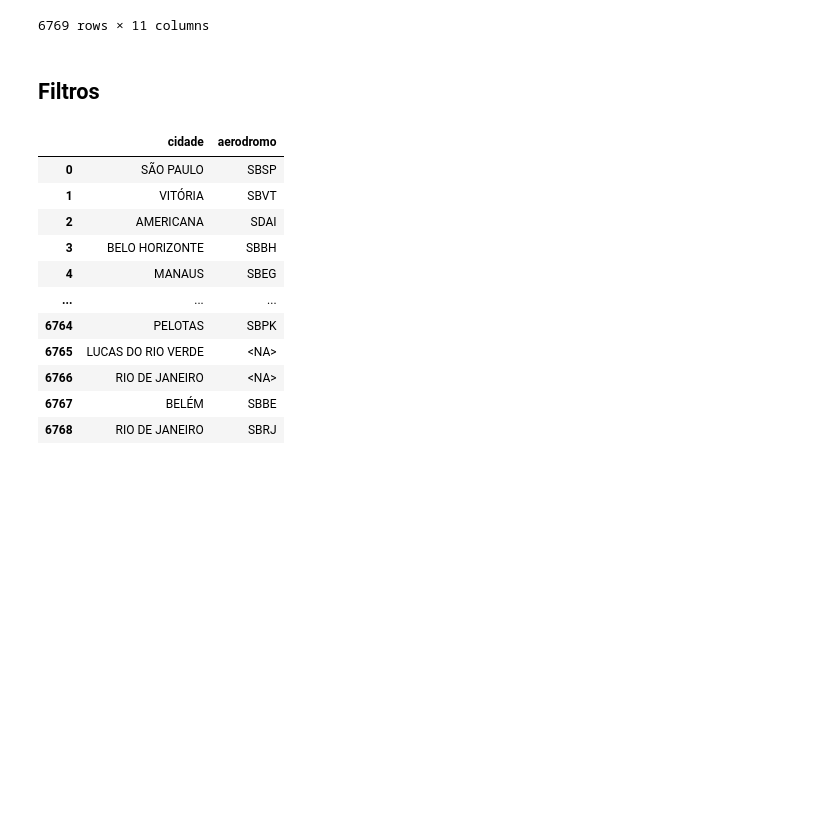
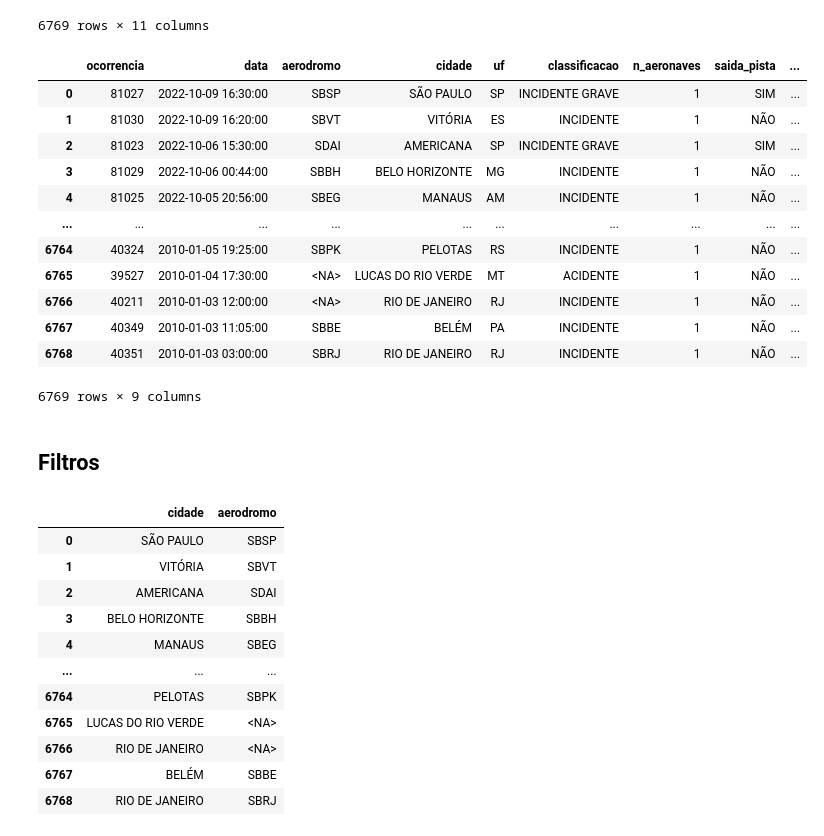
Before and after one commit to giobritos/soul_code_python, a Jupyter notebook: ED7-PandasFundamentos.ipynb, the cells around one changed output. Drawn from its saved outputs; the diff is of its cells as text; code cells hidden in the pictures; blank space fills up the shorter version.

```diff
--- a/ED7-PandasFundamentos.ipynb
+++ b/ED7-PandasFundamentos.ipynb
@@ -306,3 +359,19 @@ schema = pa.DataFrameSchema(
+# %%
+# criação do schema de nova validação dos dados df2
+
+schema2 = pa.DataFrameSchema(
+    columns = {
+      'ocorrencia':pa.Column(pa.Int),
+      'data':pa.Column(pa.DateTime, nullable=True),
+      'aerodromo':pa.Column(pa.String,pa.Check.str_length(4,4),nullable=True),
+      'cidade':pa.Column(pa.String),
+      'uf':pa.Column(pa.String,pa.Check.str_length(2,2),nullable=True),
+      'classificacao':pa.Column(pa.String),
+      'n_aeronaves':pa.Column(pa.Int),
+      'saida_pista':pa.Column(pa.String,pa.Check.str_length(3,3)),
+      'recomendacoes':pa.Column(pa.Int)
+    }
+)
 # %%
 # validador do DF
 schema.validate(df)
@@ -323,6 +392,23 @@ schema.validate(df)
 | 6767 | INCIDENTE | 40349 | BELÉM | PA | BRASIL | SBBE | 2010-01-03 | 11:05:00 | 0 | ... |
 | 6768 | INCIDENTE | 40351 | RIO DE JANEIRO | RJ | BRASIL | SBRJ | 2010-01-03 | 03:00:00 | 0 | ... |
 6769 rows × 11 columns
+# %%
+# validador do DF2
+schema2.validate(df2)
+# %% [output]
+|  | ocorrencia | data | aerodromo | cidade | uf | classificacao | n_aeronaves | saida_pista | ... |
+| 0 | 81027 | 2022-10-09 16:30:00 | SBSP | SÃO PAULO | SP | INCIDENTE GRAVE | 1 | SIM | ... |
+| 1 | 81030 | 2022-10-09 16:20:00 | SBVT | VITÓRIA | ES | INCIDENTE | 1 | NÃO | ... |
+| 2 | 81023 | 2022-10-06 15:30:00 | SDAI | AMERICANA | SP | INCIDENTE GRAVE | 1 | SIM | ... |
+| 3 | 81029 | 2022-10-06 00:44:00 | SBBH | BELO HORIZONTE | MG | INCIDENTE | 1 | NÃO | ... |
+| 4 | 81025 | 2022-10-05 20:56:00 | SBEG | MANAUS | AM | INCIDENTE | 1 | NÃO | ... |
+| ... | ... | ... | ... | ... | ... | ... | ... | ... | ... |
+| 6764 | 40324 | 2010-01-05 19:25:00 | SBPK | PELOTAS | RS | INCIDENTE | 1 | NÃO | ... |
+| 6765 | 39527 | 2010-01-04 17:30:00 | <NA> | LUCAS DO RIO VERDE | MT | ACIDENTE | 1 | NÃO | ... |
+| 6766 | 40211 | 2010-01-03 12:00:00 | <NA> | RIO DE JANEIRO | RJ | INCIDENTE | 1 | NÃO | ... |
+| 6767 | 40349 | 2010-01-03 11:05:00 | SBBE | BELÉM | PA | INCIDENTE | 1 | NÃO | ... |
+| 6768 | 40351 | 2010-01-03 03:00:00 | SBRJ | RIO DE JANEIRO | RJ | INCIDENTE | 1 | NÃO | ... |
+6769 rows × 9 columns
 # %% [markdown]
 ## Filtros
 # %%
```
Also changed, not shown: parts of 19 cells of this notebook.
